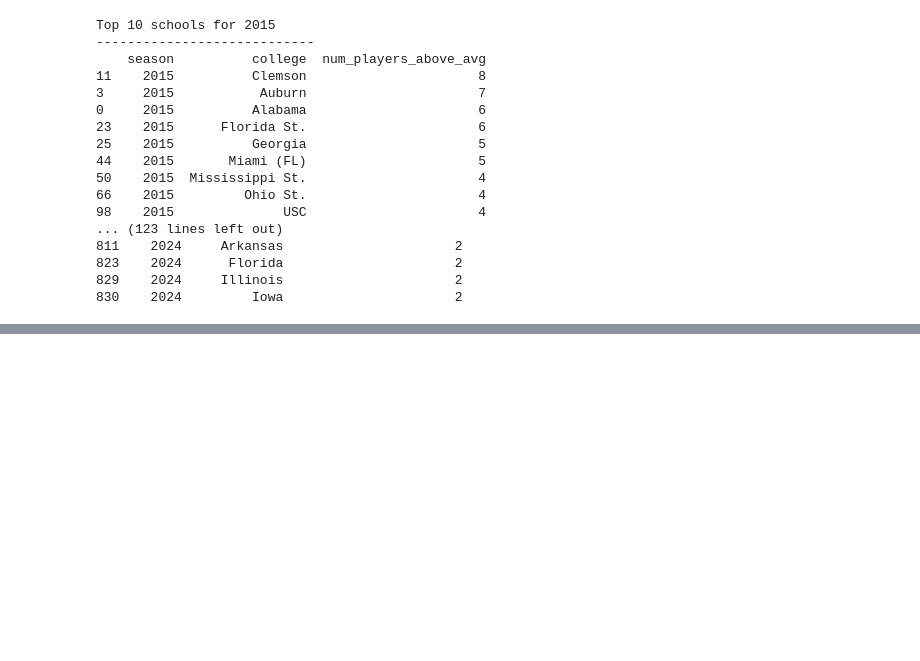
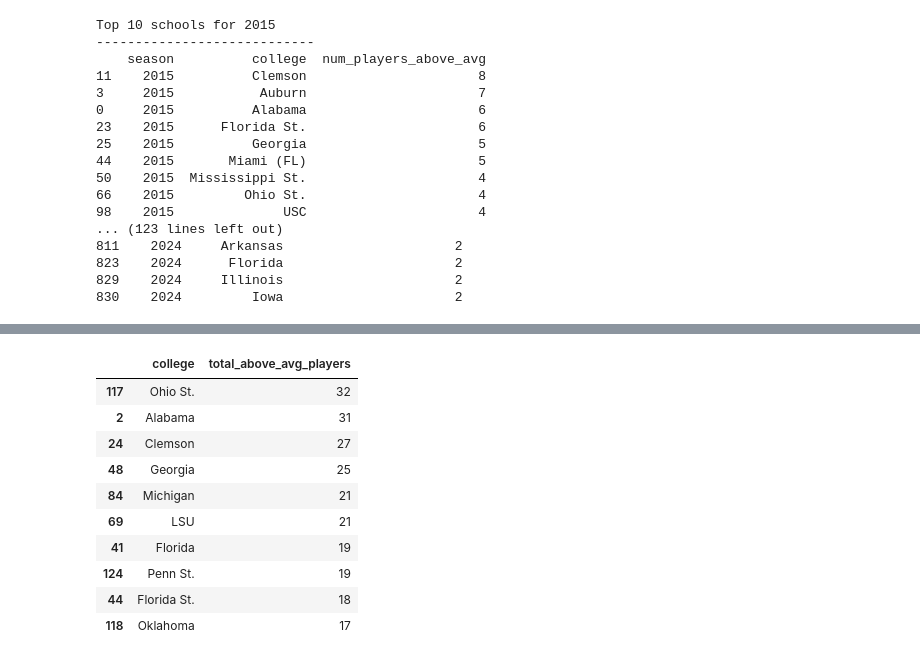
Before and after one commit to eauy27/STA141B-Group-26, a Jupyter notebook: SQL_NFLdata (1).ipynb, the cells around one changed output, grey strips where cells are left out. Saved outputs shown, nothing was run; the diff lists cells and outputs as text; code cells hidden in the pictures; blank space fills up the shorter version.

```diff
--- a/SQL_NFLdata (1).ipynb
+++ b/SQL_NFLdata (1).ipynb
@@ -765,0 +795,24 @@ Top 10 schools for 2015
+# %%
+# sum all years together and compares schools
+top10_total = (
+    all_players.groupby("college")["above_avg_player"]
+    .sum()
+    .reset_index()
+    .rename(columns={"above_avg_player": "total_above_avg_players"})
+    .sort_values("total_above_avg_players", ascending=False)
+    .head(10)
+)
+
+top10_total
+# %% [output]
+|  | college | total_above_avg_players |
+| 117 | Ohio St. | 32 |
+| 2 | Alabama | 31 |
+| 24 | Clemson | 27 |
+| 48 | Georgia | 25 |
+| 84 | Michigan | 21 |
+| 69 | LSU | 21 |
+| 41 | Florida | 19 |
+| 124 | Penn St. | 19 |
+| 44 | Florida St. | 18 |
+| 118 | Oklahoma | 17 |
```
Also changed, not shown: parts of 3 cells of this notebook.
